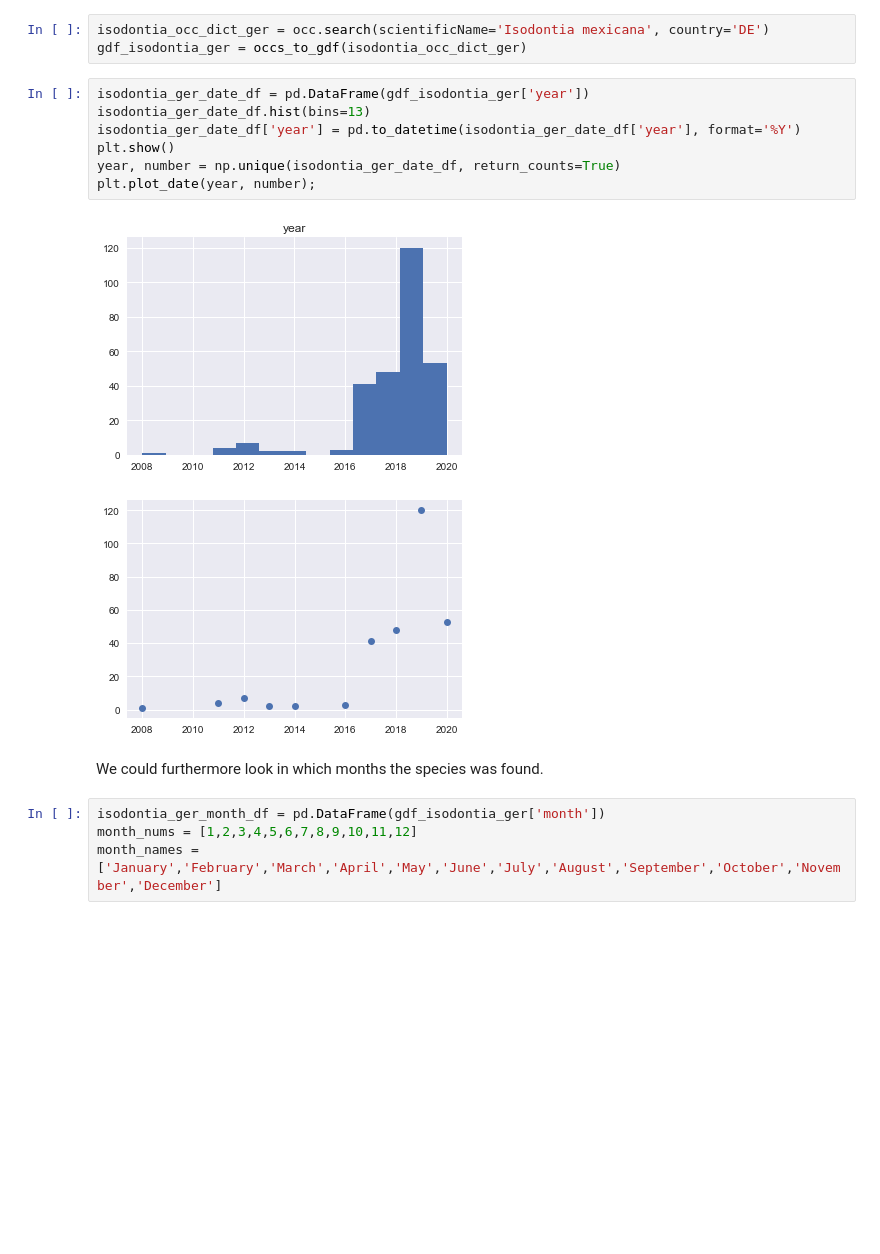
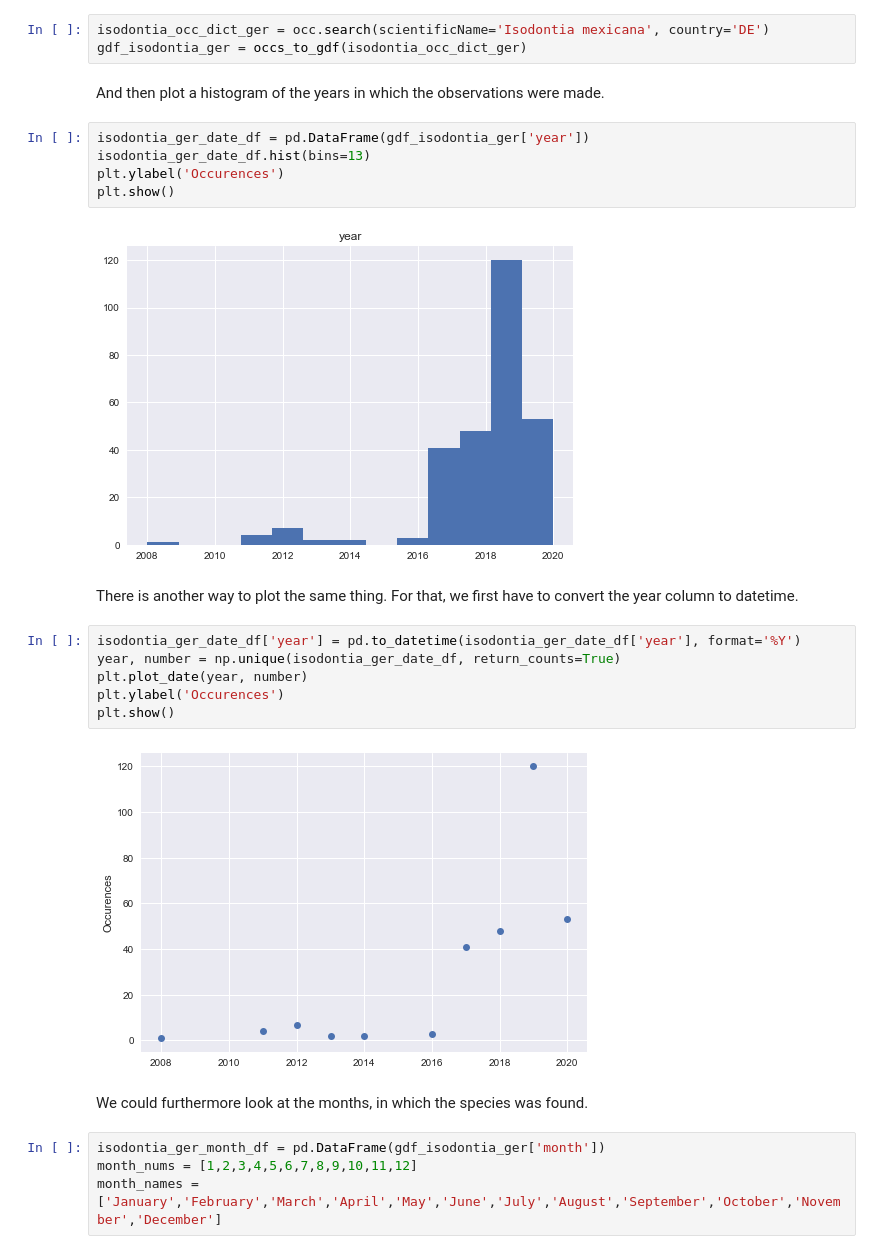
Before and after one commit to han16nah/final_project-han16nah, a Jupyter notebook: gbif_analysis.ipynb, the cells around one changed output. Saved outputs shown, nothing was run; the diff lists cells and outputs as text; blank space fills up the shorter version.

```diff
--- a/gbif_analysis.ipynb
+++ b/gbif_analysis.ipynb
@@ -218,18 +224,27 @@ def occs_to_gdf(species_dict):
 # %%
 isodontia_occ_dict_ger = occ.search(scientificName='Isodontia mexicana', country='DE')
 gdf_isodontia_ger = occs_to_gdf(isodontia_occ_dict_ger)
+# %% [markdown]
+And then plot a histogram of the years in which the observations were made.
+# %%
+isodontia_ger_date_df = pd.DataFrame(gdf_isodontia_ger['year'])
+isodontia_ger_date_df.hist(bins=13)
+plt.ylabel('Occurences')
+plt.show()
+# %% [output]
+[figure, added]
+# %% [markdown]
+There is another way to plot the same thing. For that, we first have to convert the year column to datetime.
 # %%
-isodontia_ger_date_df = pd.DataFrame(gdf_isodontia_ger['year'])
-isodontia_ger_date_df.hist(bins=13)
 isodontia_ger_date_df['year'] = pd.to_datetime(isodontia_ger_date_df['year'], format='%Y')
+year, number = np.unique(isodontia_ger_date_df, return_counts=True)
+plt.plot_date(year, number)
+plt.ylabel('Occurences')
 plt.show()
-year, number = np.unique(isodontia_ger_date_df, return_counts=True)
-plt.plot_date(year, number);
 # %% [output]
-[figure, old version]
+[figure, new version]
-[figure, removed]
 # %% [markdown]
-We could furthermore look in which months the species was found.
+We could furthermore look at the months, in which the species was found.
 # %%
 isodontia_ger_month_df = pd.DataFrame(gdf_isodontia_ger['month'])
 month_nums = [1,2,3,4,5,6,7,8,9,10,11,12]
```
Also changed, not shown: parts of 56 cells of this notebook.
